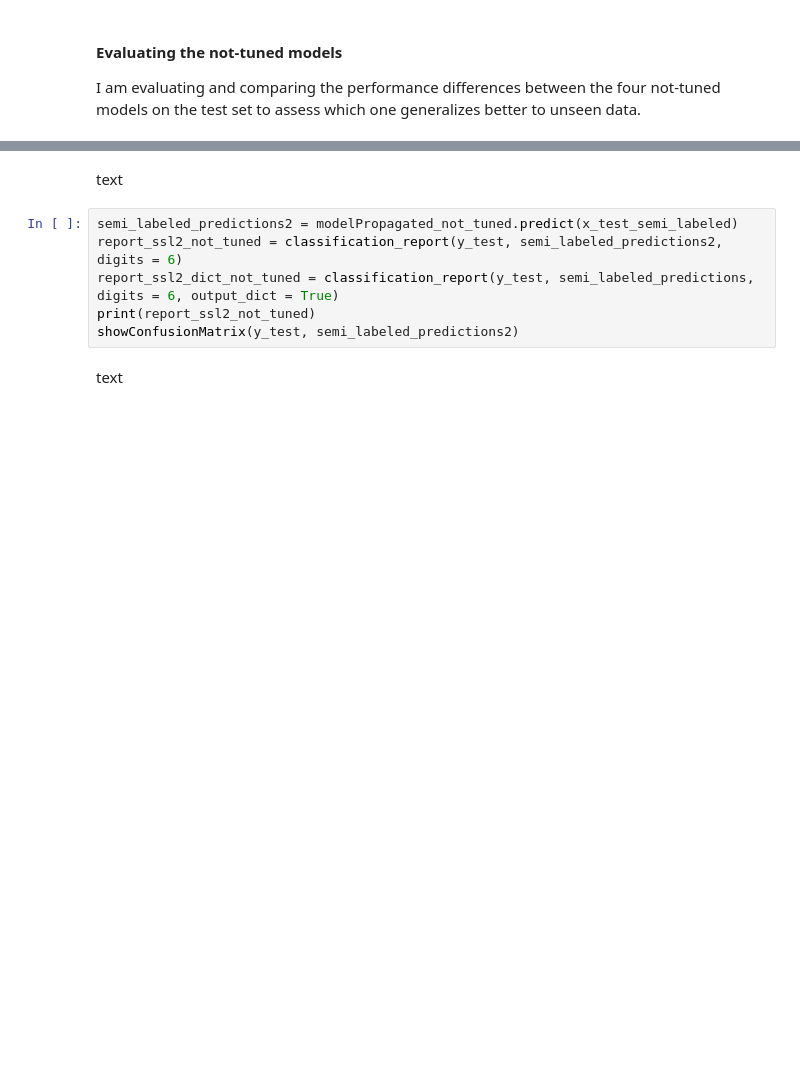
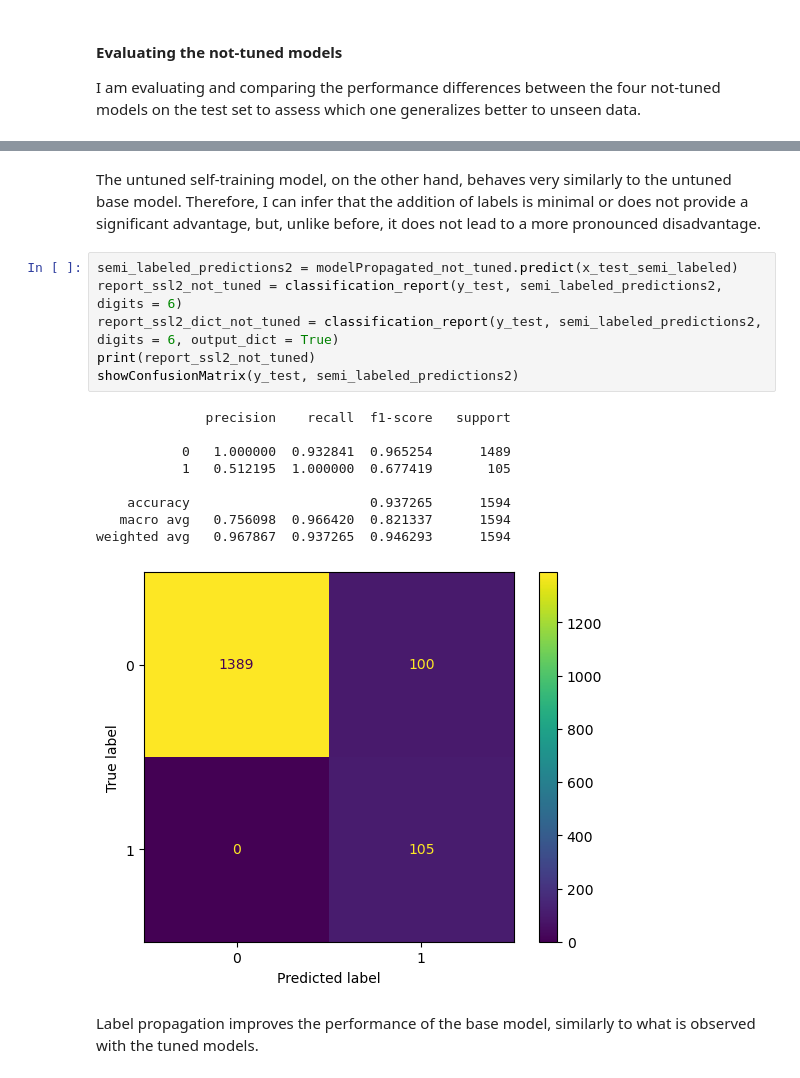
Before and after one commit to ZBaldi/Machine-Learning-Project-, a Jupyter notebook: VALERIO_BALDAZZI_CSE-CIC-IDS2018_SSL.ipynb, the cells around one changed output, grey strips where cells are left out. Drawn from its saved outputs; the diff is of its cells as text; blank space fills up the shorter version.

```diff
--- a/VALERIO_BALDAZZI_CSE-CIC-IDS2018_SSL.ipynb
+++ b/VALERIO_BALDAZZI_CSE-CIC-IDS2018_SSL.ipynb
@@ -565,13 +993,23 @@ showConfusionMatrix(y_test, semi_labeled_predictions1)
 # %% [markdown]
-text
+The untuned self-training model, on the other hand, behaves very similarly to the untuned base model. Therefore, I can infer that the addition of labels is minimal or does not provide a significant advantage, but, unlike before, it does not lead to a more pronounced disadvantage.
 # %%
 semi_labeled_predictions2 = modelPropagated_not_tuned.predict(x_test_semi_labeled)
 report_ssl2_not_tuned = classification_report(y_test, semi_labeled_predictions2, digits = 6)
-report_ssl2_dict_not_tuned = classification_report(y_test, semi_labeled_predictions, digits = 6, output_dict = True)
+report_ssl2_dict_not_tuned = classification_report(y_test, semi_labeled_predictions2, digits = 6, output_dict = True)
 print(report_ssl2_not_tuned)
 showConfusionMatrix(y_test, semi_labeled_predictions2)
+# %% [output]
+              precision    recall  f1-score   support
+
+           0   1.000000  0.932841  0.965254      1489
+           1   0.512195  1.000000  0.677419       105
+
+    accuracy                       0.937265      1594
+   macro avg   0.756098  0.966420  0.821337      1594
+weighted avg   0.967867  0.937265  0.946293      1594
+[figure, added]
 # %% [markdown]
-text
+Label propagation improves the performance of the base model, similarly to what is observed with the tuned models.
 # %%
 semi_labeled_predictions3 = modelSpreaded_not_tuned.predict(x_test_only_labeled)
 report_ssl3_not_tuned = classification_report(y_test, semi_labeled_predictions3, digits = 6)
```
Also changed, not shown: parts of 43 cells of this notebook.
